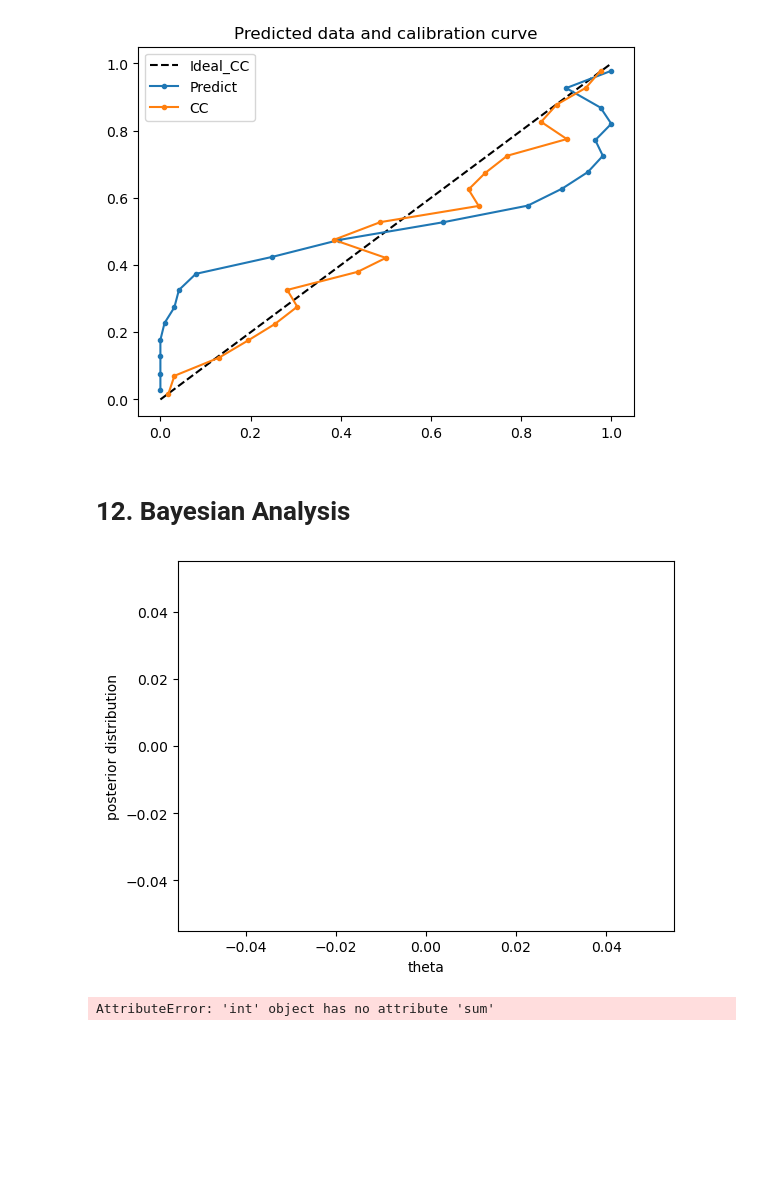
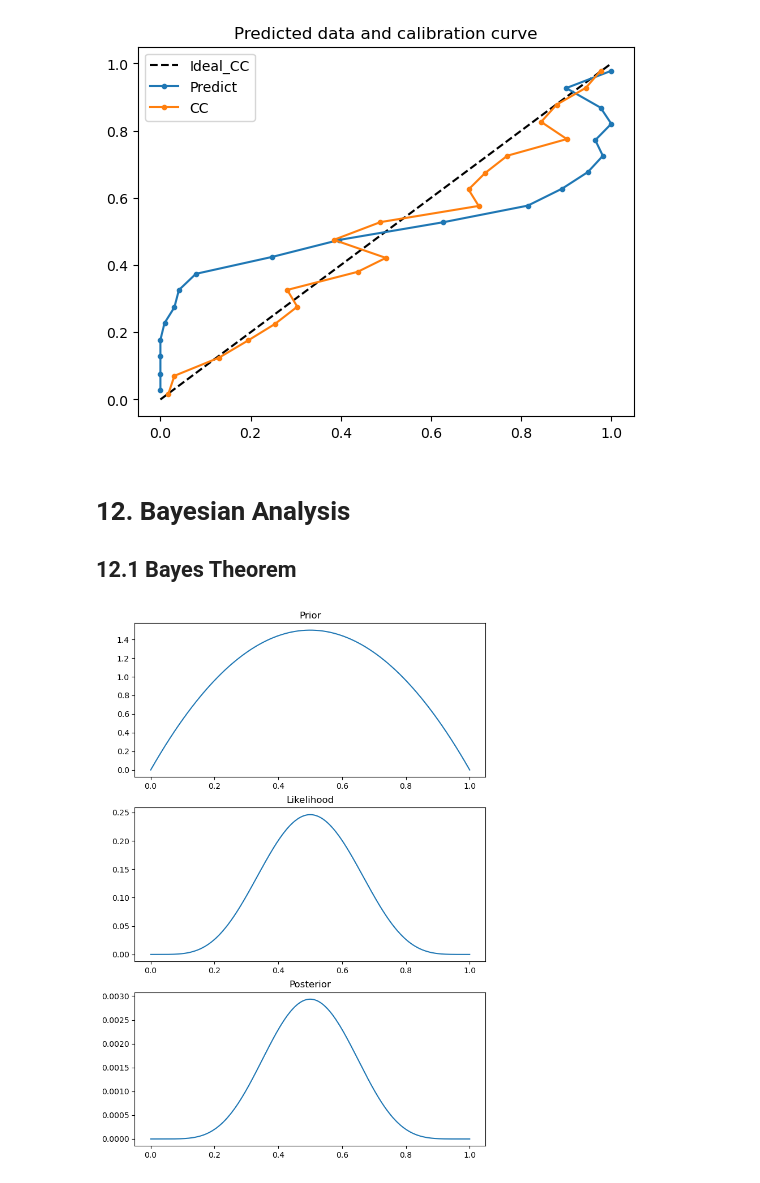
Before and after one commit to MinwooKim1990/Dictionary, a Jupyter notebook: Statistics_Dic.ipynb, the cells around one changed output. Drawn from its saved outputs; the diff is of its cells as text; code cells hidden in the pictures; blank space fills up the shorter version.

```diff
--- a/Statistics_Dic.ipynb
+++ b/Statistics_Dic.ipynb
@@ -473,51 +473,35 @@ pyplot.show()
 [figure]
 # %% [markdown]
 # 12. Bayesian Analysis
+## 12.1 Bayes Theorem
 # %%
 import numpy as np
+from scipy.stats import beta
+from scipy.stats import binom
 import matplotlib.pyplot as plt
-
-# Define prior distribution
-def prior(theta):
-    return 1.0 / (1.0 + np.exp(-theta))
-
-# Define likelihood function
-def likelihood(theta, x, y):
-    return np.product(prior(theta) ** x) * np.product((1 - prior(theta)) ** (y - x))
-
-# Define posterior distribution
-def posterior(theta, x, y):
-    return likelihood(theta, x, y) * prior(theta)
-
-# Generate data
-theta_true = 1.5
-n = 100
-x = np.random.binomial(n, prior(theta_true))
-y = np.random.binomial(n, prior(theta_true))
-
-# Define theta range for plotting
-theta_range = np.linspace(-5, 5, 1000)
-
-# Calculate posterior distribution and plot
-posterior_dist = posterior(theta_range, x, y)
-plt.plot(theta_range, posterior_dist)
-plt.xlabel('theta')
-plt.ylabel('posterior distribution')
+a = -1
+b = 1
+prior = beta(a, b)
+def likelihood(data, p):
+    n = len(data)
+    k = sum(data)
+    return binom.pmf(k, n, p)
+def posterior(data, prior, p_grid):
+    likelihoods = likelihood(data, p_grid)
+    unnormalized_posterior = likelihoods * prior.pdf(p_grid)
+    return unnormalized_posterior / np.sum(unnormalized_posterior)
+data = [1, 1, 0, 0, 1, 1, 1, 0, 0, 0]
+p_grid = np.linspace(0, 1, 1000)
+prior = beta(2, 2)
+likelihoods = likelihood(data, p_grid)
+post = posterior(data, prior, p_grid)
+fig, axes = plt.subplots(3, 1, figsize=(8, 12))
+axes[0].plot(p_grid, prior.pdf(p_grid))
+axes[0].set_title('Prior')
+axes[1].plot(p_grid, likelihoods)
+axes[1].set_title('Likelihood')
+axes[2].plot(p_grid, post)
+axes[2].set_title('Posterior')
 plt.show()
-
-# Calculate maximum likelihood estimate of theta
-theta_mle = np.log(x.sum() / (n - x).sum())
-
-# Calculate 95% credible interval
-ci = (np.percentile(theta_range, 2.5), np.percentile(theta_range, 97.5))
-
-# Plot results
-plt.hist(posterior(theta_range, x, y), bins=50)
-plt.axvline(theta_mle, color='r', label='MLE')
-plt.axvline(ci[0], color='g', label='95% CI')
-plt.axvline(ci[1], color='g')
-plt.legend()
-plt.show()
 # %% [output]
-[figure, old version]
+[figure, new version]
-AttributeError: 'int' object has no attribute 'sum'
```
Also changed, not shown: parts of 7 cells of this notebook.
